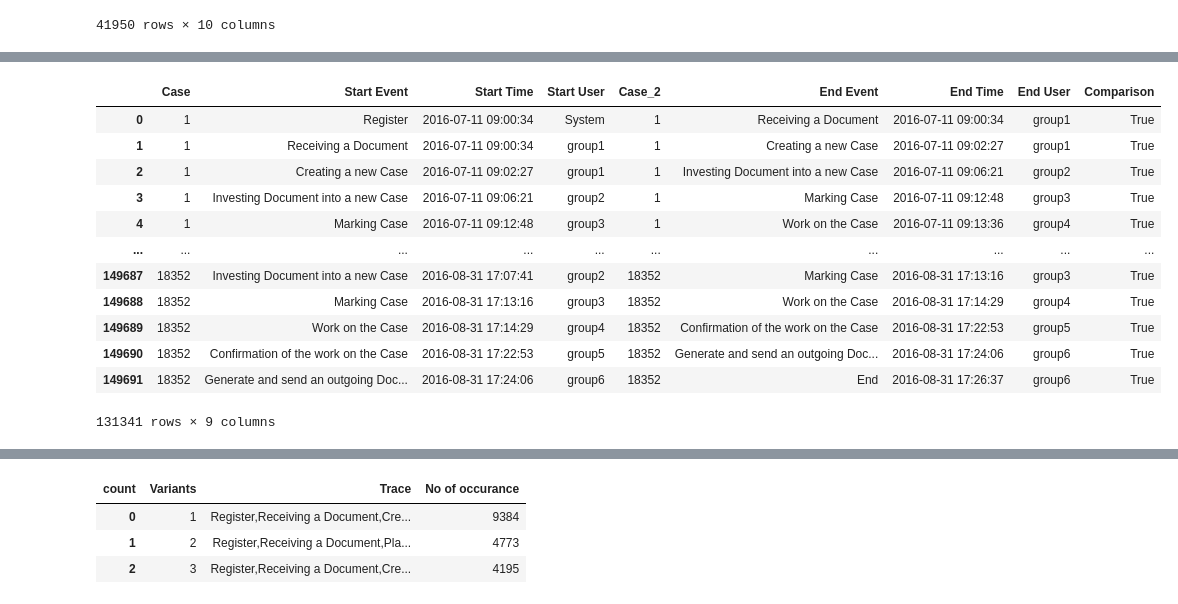
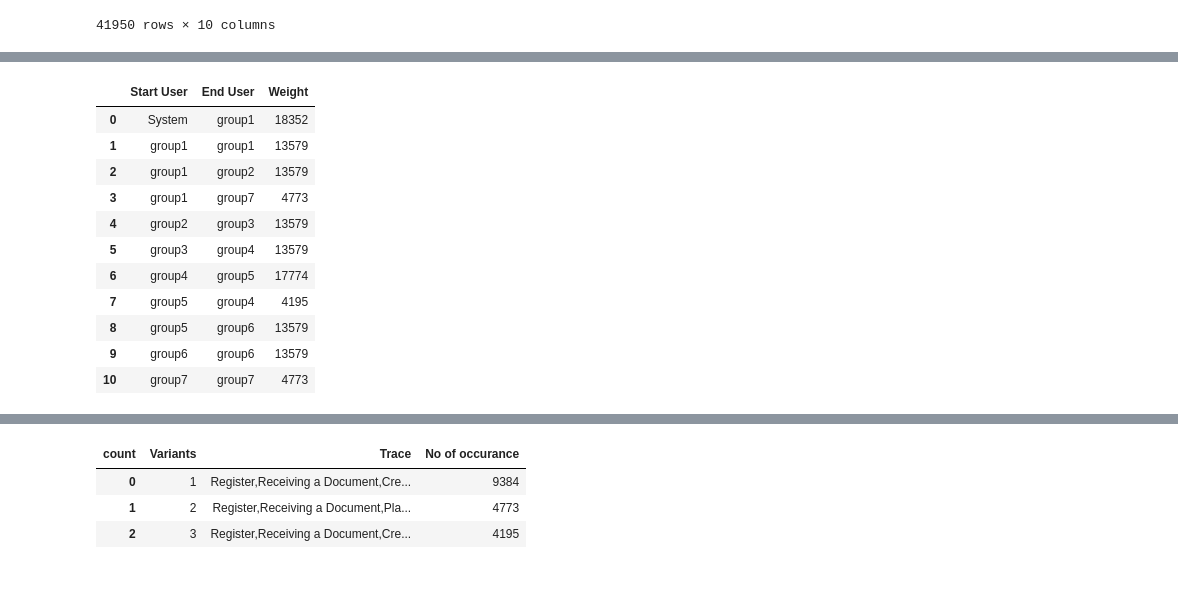
Before and after one commit to nkwachiabel/Document-Processing-Process-Mining, a Jupyter notebook: Document Processing Analysis Process Mining Approach.ipynb, the cells around one changed output, grey strips where cells are left out. Saved outputs shown, nothing was run; the diff lists cells and outputs as text; code cells hidden in the pictures.

```diff
--- a/Document Processing Analysis Process Mining Approach.ipynb
+++ b/Document Processing Analysis Process Mining Approach.ipynb
@@ -454,18 +435,17 @@ H1
 # %% [output]
 [drawing not drawn]
 # %%
-sortnew
+process_flow_user
 # %% [output]
-|  | Case | Start Event | Start Time | Start User | Case_2 | End Event | End Time | End User | Comparison |
-| 0 | 1 | Register | 2016-07-11 09:00:34 | System | 1 | Receiving a Document | 2016-07-11 09:00:34 | group1 | True |
-| 1 | 1 | Receiving a Document | 2016-07-11 09:00:34 | group1 | 1 | Creating a new Case | 2016-07-11 09:02:27 | group1 | True |
-| 2 | 1 | Creating a new Case | 2016-07-11 09:02:27 | group1 | 1 | Investing Document into a new Case | 2016-07-11 09:06:21 | group2 | True |
-| 3 | 1 | Investing Document into a new Case | 2016-07-11 09:06:21 | group2 | 1 | Marking Case | 2016-07-11 09:12:48 | group3 | True |
-| 4 | 1 | Marking Case | 2016-07-11 09:12:48 | group3 | 1 | Work on the Case | 2016-07-11 09:13:36 | group4 | True |
-| ... | ... | ... | ... | ... | ... | ... | ... | ... | ... |
-| 149687 | 18352 | Investing Document into a new Case | 2016-08-31 17:07:41 | group2 | 18352 | Marking Case | 2016-08-31 17:13:16 | group3 | True |
-| 149688 | 18352 | Marking Case | 2016-08-31 17:13:16 | group3 | 18352 | Work on the Case | 2016-08-31 17:14:29 | group4 | True |
-| 149689 | 18352 | Work on the Case | 2016-08-31 17:14:29 | group4 | 18352 | Confirmation of the work on the Case | 2016-08-31 17:22:53 | group5 | True |
-| 149690 | 18352 | Confirmation of the work on the Case | 2016-08-31 17:22:53 | group5 | 18352 | Generate and send an outgoing Doc... | 2016-08-31 17:24:06 | group6 | True |
-| 149691 | 18352 | Generate and send an outgoing Doc... | 2016-08-31 17:24:06 | group6 | 18352 | End | 2016-08-31 17:26:37 | group6 | True |
+|  | Start User | End User | Weight |
+| 0 | System | group1 | 18352 |
+| 1 | group1 | group1 | 13579 |
+| 2 | group1 | group2 | 13579 |
+| 3 | group1 | group7 | 4773 |
+| 4 | group2 | group3 | 13579 |
+| 5 | group3 | group4 | 13579 |
+| 6 | group4 | group5 | 17774 |
+| 7 | group5 | group4 | 4195 |
+| 8 | group5 | group6 | 13579 |
+| 9 | group6 | group6 | 13579 |
+| 10 | group7 | group7 | 4773 |
-131341 rows × 9 columns
```
Also changed, not shown: parts of 44 cells of this notebook, 4 other files.
